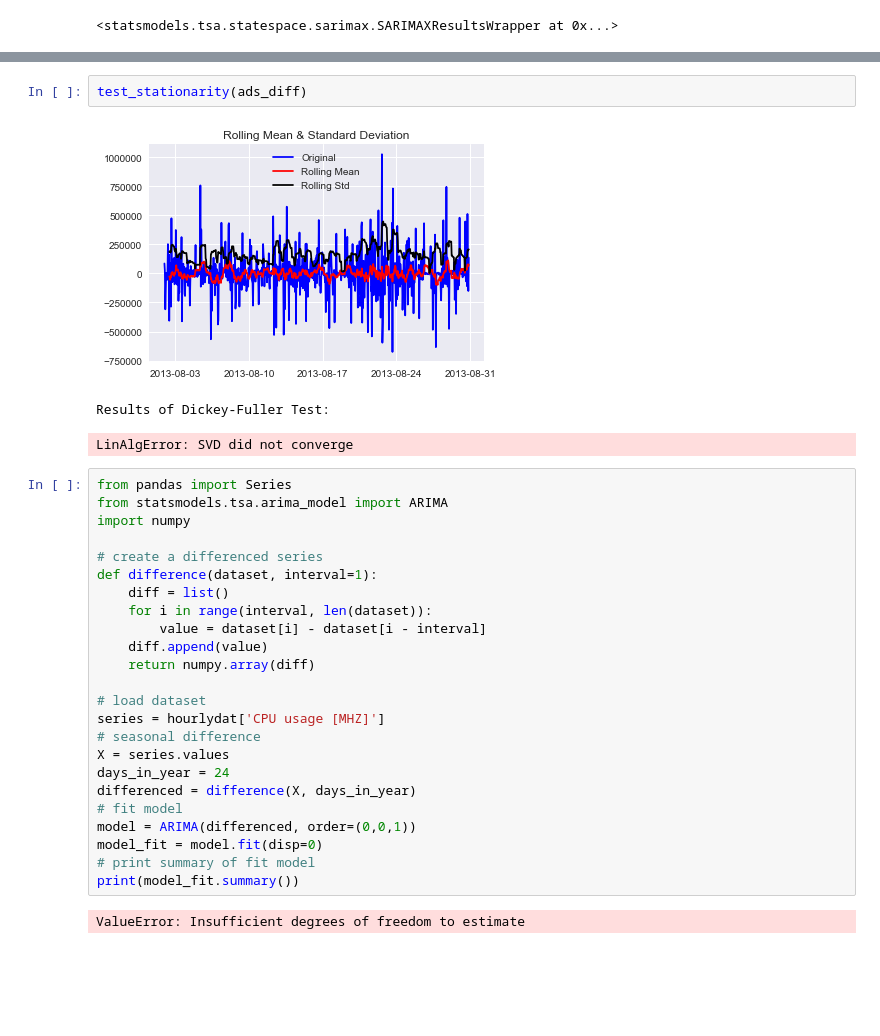
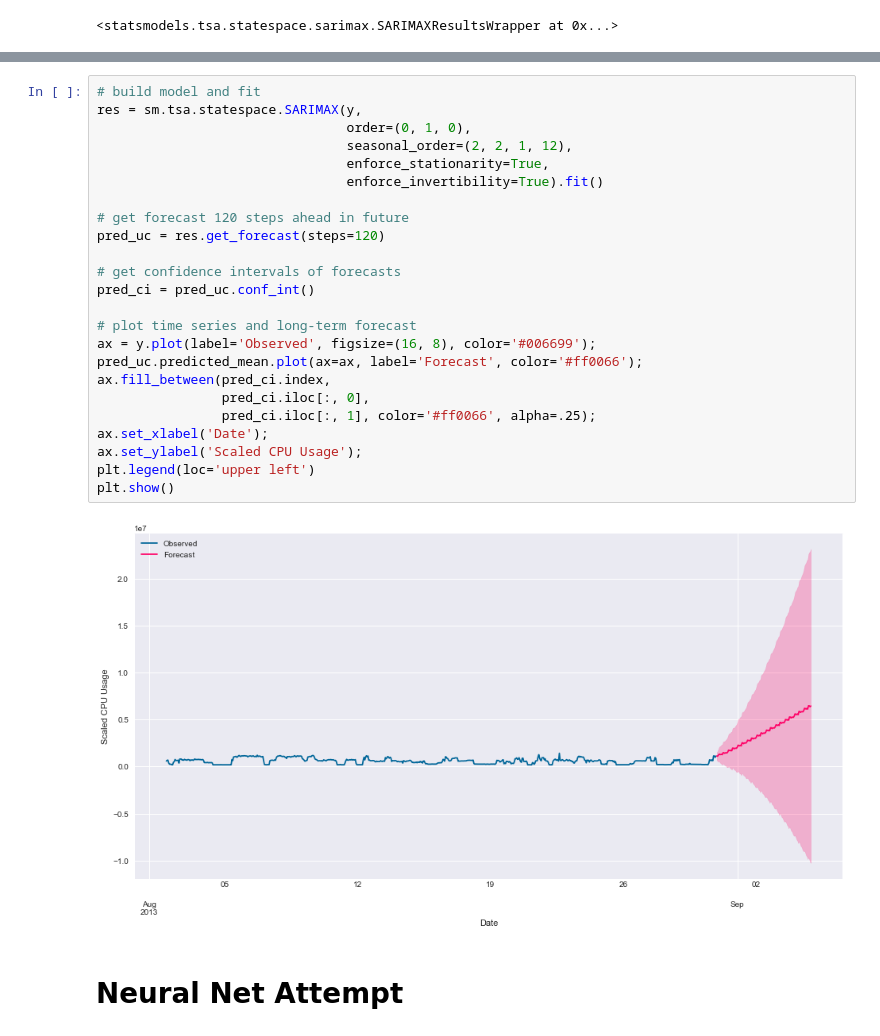
Before and after one commit to JessieRayeBauer/Time-Series-Forecasting-, a Jupyter notebook: Manifold_6_13_CLEAN_SUMMED.py.ipynb, the cells around one changed output, grey strips where cells are left out. Cells and saved outputs as stored; diff of their text form; blank space fills up the shorter version.

```diff
--- a/Manifold_6_13_CLEAN_SUMMED.py.ipynb
+++ b/Manifold_6_13_CLEAN_SUMMED.py.ipynb
@@ -1443,32 +1250,28 @@ dtype: float64
-# %%
-test_stationarity(ads_diff)
-# %% [output]
-[figure, removed]
-Results of Dickey-Fuller Test:
-LinAlgError: SVD did not converge
-# %%
-from pandas import Series
-from statsmodels.tsa.arima_model import ARIMA
-import numpy
-
-# create a differenced series
-def difference(dataset, interval=1):
-    diff = list()
-    for i in range(interval, len(dataset)):
-        value = dataset[i] - dataset[i - interval]
-    diff.append(value)
-    return numpy.array(diff)
-
-# load dataset
-series = hourlydat['CPU usage [MHZ]']
-# seasonal difference
-X = series.values
-days_in_year = 24
-differenced = difference(X, days_in_year)
-# fit model
-model = ARIMA(differenced, order=(0,0,1))
-model_fit = model.fit(disp=0)
-# print summary of fit model
-print(model_fit.summary())
-# %% [output]
-ValueError: Insufficient degrees of freedom to estimate
+# %%
+# build model and fit
+res = sm.tsa.statespace.SARIMAX(y,
+                                order=(0, 1, 0),
+                                seasonal_order=(2, 2, 1, 12),
+                                enforce_stationarity=True,
+                                enforce_invertibility=True).fit()
+
+# get forecast 120 steps ahead in future
+pred_uc = res.get_forecast(steps=120)
+
+# get confidence intervals of forecasts
+pred_ci = pred_uc.conf_int()
+
+# plot time series and long-term forecast
+ax = y.plot(label='Observed', figsize=(16, 8), color='#006699');
+pred_uc.predicted_mean.plot(ax=ax, label='Forecast', color='#ff0066');
+ax.fill_between(pred_ci.index,
+                pred_ci.iloc[:, 0],
+                pred_ci.iloc[:, 1], color='#ff0066', alpha=.25);
+ax.set_xlabel('Date');
+ax.set_ylabel('Scaled CPU Usage');
+plt.legend(loc='upper left')
+plt.show()
+# %% [output]
+[figure, added]
+# %% [markdown]
+# Neural Net Attempt
```
Also changed, not shown: parts of 53 cells of this notebook, 1 other file.
